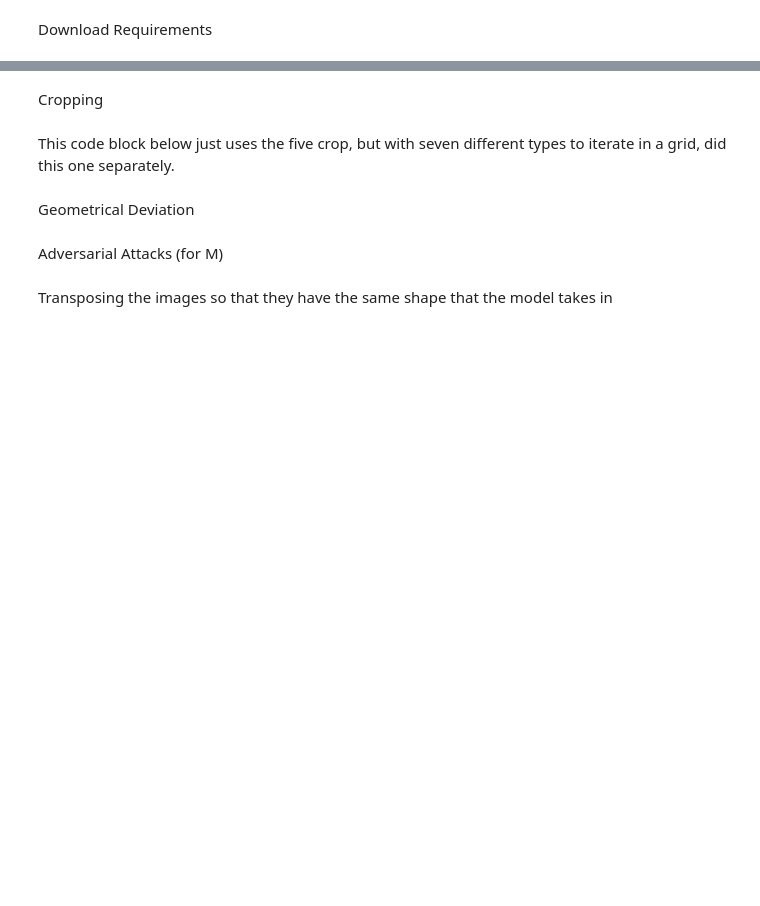
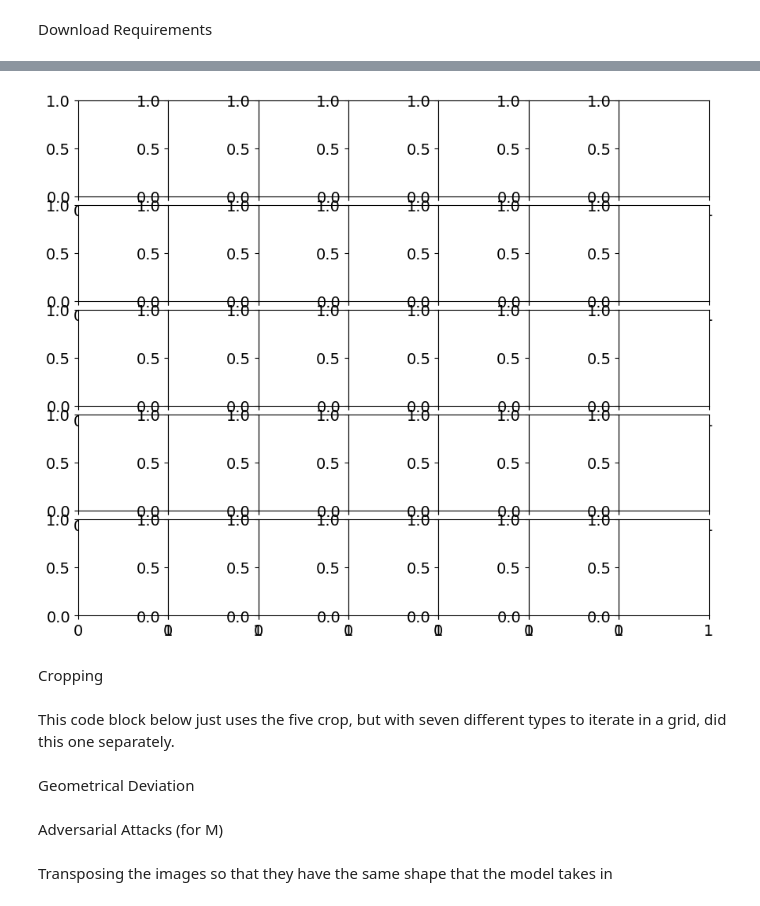
Before and after one commit to jenniferhiga/HCI_AI_RoboticSurgery, a Jupyter notebook: JH_Grounded_SAM_Tool_Instance_Segmentation.ipynb, the cells around one changed output, grey strips where cells are left out. Cells and saved outputs as stored; diff of their text form; code cells hidden in the pictures; blank space fills up the shorter version.

```diff
--- a/JH_Grounded_SAM_Tool_Instance_Segmentation.ipynb
+++ b/JH_Grounded_SAM_Tool_Instance_Segmentation.ipynb
@@ -168,24 +206,26 @@ fig.show()
 # %%
 img_dir = 'inpaint_demo.jpg'
 original = cv2.imread(img_dir)
 plt.rcParams.update({'font.size': 14})
 ptech_list = ['Original', '+1', '+2', '+3', '+4', '+5', '+6']
 f_size = 8
 perturbation_all = ['gamma_correction', 'contrast', 'brightness', 'sharpness','gaussian_blur']
 filter_name = ['Gamma Correction\n(GC)', 'Contrast\n(Con)', 'Brightness\n(Bri)', 'Sharpness\n(Sha)','Blur']
 seq_all = [0, 1, 2, 3, 4, 5, 6]
 levels = ['-3','-2','-1','Original','+1','+2','+3']
 levels_real = [0.4, 0.6, 0.8, 1, 1.2, 1.4, 1.6]
 fig_per_row = len(seq_all)
 fig, ax = plt.subplots(len(perturbation_all), fig_per_row, figsize=(31/3, 25.5/3), gridspec_kw=dict(wspace=0.00, hspace=0.09))
 for p_idx, per in enumerate(perturbation_all):
     class_method = getattr(perturbation_class, per)
     seq = class_method(original)
     for idx, seq_idx in enumerate(seq_all):
       img = seq[seq_idx]
-      img = cv2.cvtColor(img, cv2.COLOR_BGR2RGB)
+      #img = cv2.cvtColor(img, cv2.COLOR_BGR2RGB)
 
 # plt.savefig('perturbation_effect_v2.pdf',dpi=100)
+# %% [output]
+[figure, added]
 # %%
 import cv2
 import numpy as np
```
Also changed, not shown: parts of 8 cells of this notebook.
